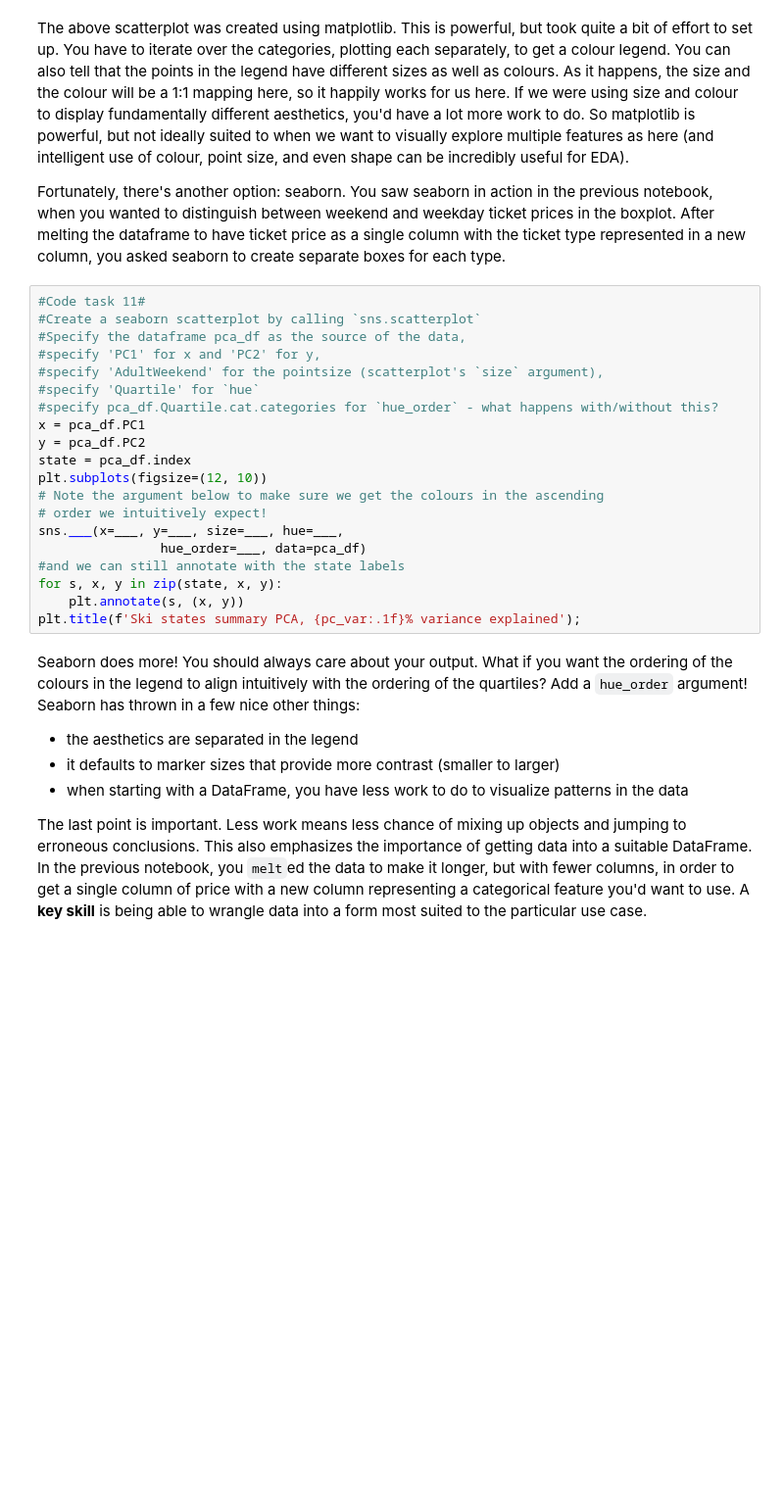
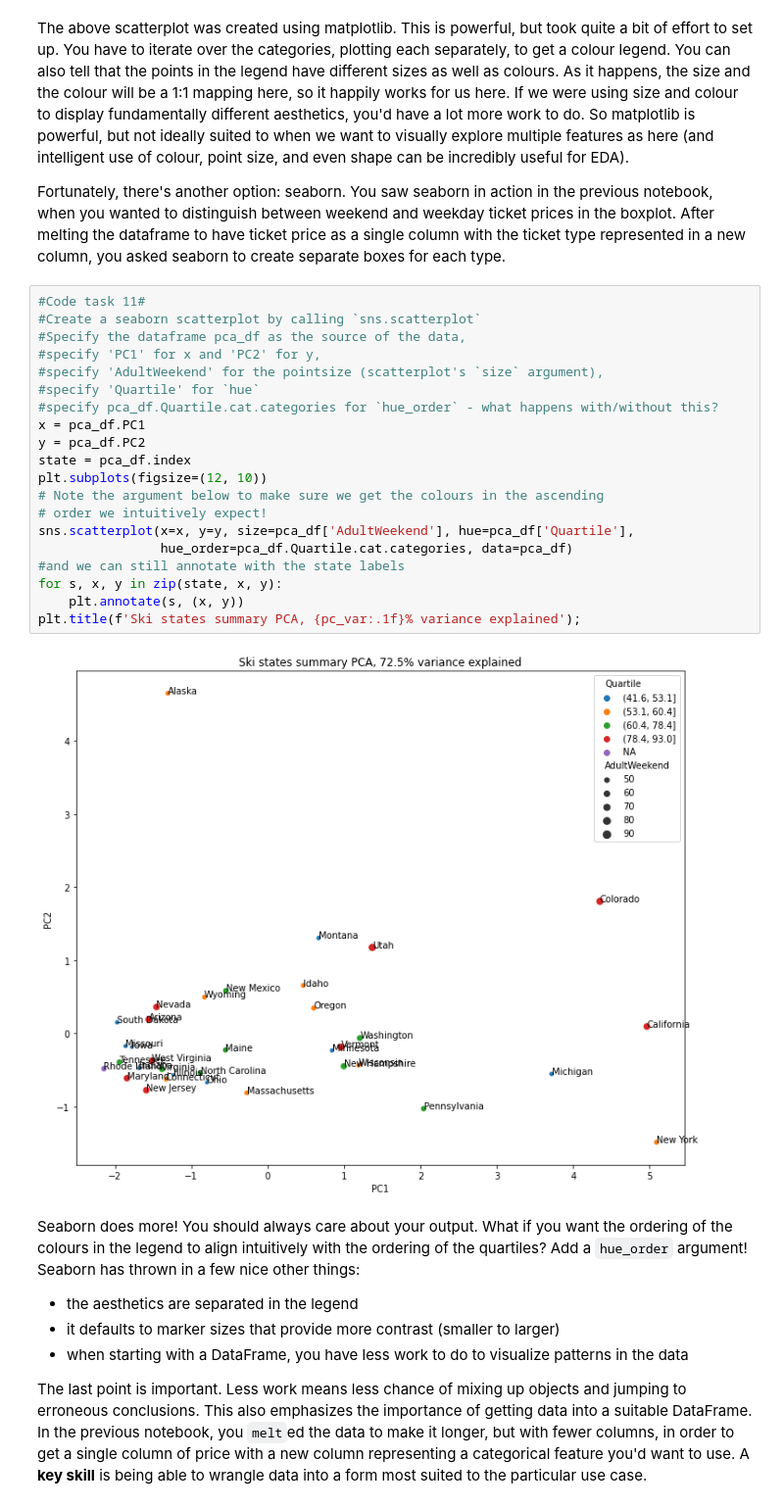
Before and after one commit to misterrustia/DataScienceGuidedCapstone, a Jupyter notebook: Notebooks/03_exploratory_data_analysis.ipynb, the cells around one changed output. Shown: that part at 98% size. Saved outputs shown, nothing was run; the diff lists cells and outputs as text; blank space fills up the shorter version.

```diff
--- a/Notebooks/03_exploratory_data_analysis.ipynb
+++ b/Notebooks/03_exploratory_data_analysis.ipynb
@@ -598,23 +600,25 @@ Fortunately, there's another option: seaborn. You saw seaborn in action in the p
 # %%
 #Code task 11#
 #Create a seaborn scatterplot by calling `sns.scatterplot`
 #Specify the dataframe pca_df as the source of the data,
 #specify 'PC1' for x and 'PC2' for y,
 #specify 'AdultWeekend' for the pointsize (scatterplot's `size` argument),
 #specify 'Quartile' for `hue`
 #specify pca_df.Quartile.cat.categories for `hue_order` - what happens with/without this?
 x = pca_df.PC1
 y = pca_df.PC2
 state = pca_df.index
 plt.subplots(figsize=(12, 10))
 # Note the argument below to make sure we get the colours in the ascending
 # order we intuitively expect!
-sns.___(x=___, y=___, size=___, hue=___,
-                hue_order=___, data=pca_df)
+sns.scatterplot(x=x, y=y, size=pca_df['AdultWeekend'], hue=pca_df['Quartile'],
+                hue_order=pca_df.Quartile.cat.categories, data=pca_df)
 #and we can still annotate with the state labels
 for s, x, y in zip(state, x, y):
     plt.annotate(s, (x, y))
 plt.title(f'Ski states summary PCA, {pc_var:.1f}% variance explained');
+# %% [output]
+[figure, added]
 # %% [markdown]
 Seaborn does more! You should always care about your output. What if you want the ordering of the colours in the legend to align intuitively with the ordering of the quartiles? Add a `hue_order` argument! Seaborn has thrown in a few nice other things:
 
```
Also changed, not shown: parts of 32 cells of this notebook, 3 other files.
